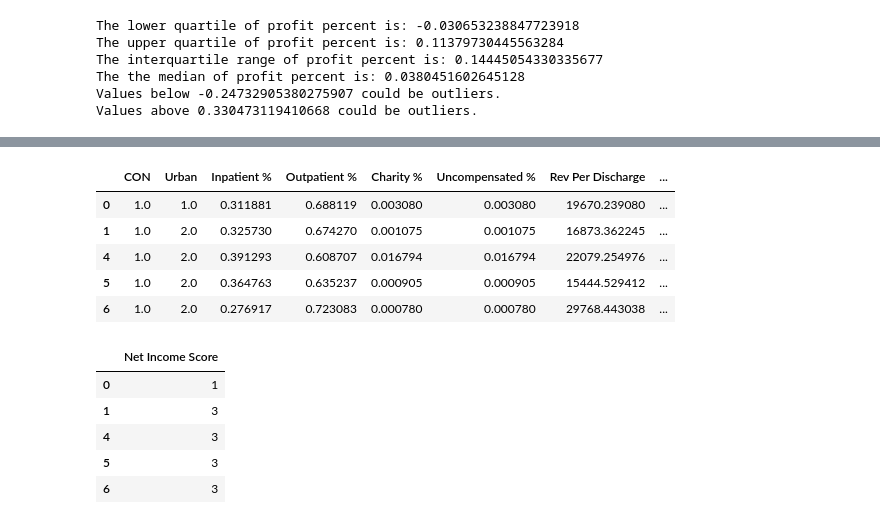
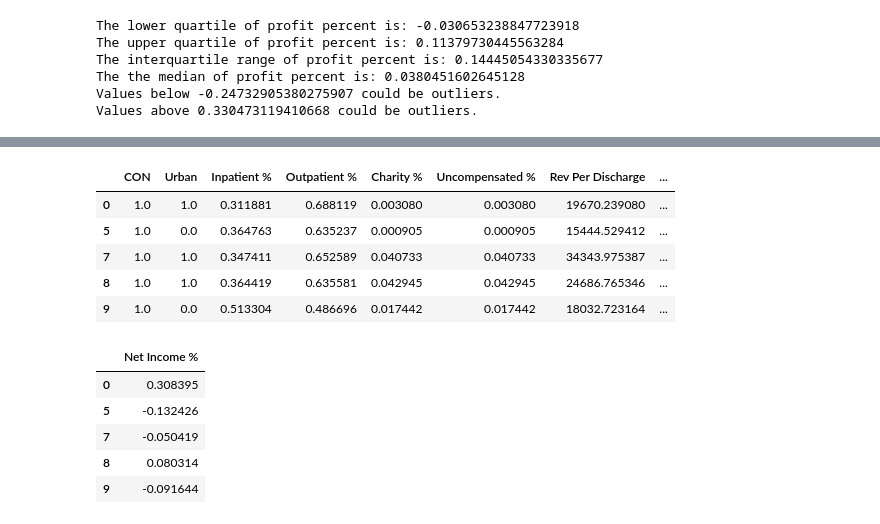
Before and after one commit to rodgerskent/profitableHospital-project, a Jupyter notebook: four.ipynb, the cells around one changed output, grey strips where cells are left out. Saved outputs shown, nothing was run; the diff lists cells and outputs as text; code cells hidden in the pictures.

```diff
--- a/four.ipynb
+++ b/four.ipynb
@@ -206,3 +224,6 @@ Name: Net Income Score, dtype: int64
+# %%
+#Remove Rev Per Discharge outliers
+mainFile3 = mainFile3.loc[mainFile2['Rev Per Discharge'] <= 175000]
 # %%
 #Targets dataset on STH locations
-mainFile4 = mainFile2.loc[df['CCN Facility Type'] == 'STH']
+mainFile3 = mainFile3.loc[mainFile2['CCN Facility Type'] == 'STH']
@@ -209,9 +238,10 @@ mainFile4 = mainFile2.loc[df['CCN Facility Type'] == 'STH']
+# %%
+mainFile4 = mainFile3
 # %%
 mainFile4.to_csv("mainCO2017.csv", index=False, header=True)
 # %%
 #Targeting the dataset on metrics important to Kent
-targetFile5 = mainFile4[['Provider CCN','Hospital Name','Street Address','City','State Code','Zip Code','CON','Urban','Inpatient %','Outpatient %','Charity %','Uncompensated %','Rev Per Discharge','Rev Per Bed','Rev Per Bed Days','Rev Per FTE','Discharges Per Bed','Discharges Per Bed Days','Discharges Per FTE','Net Income %', 'Net Income Score']
-]
+targetFile5 = mainFile4[['Provider CCN','Hospital Name','Street Address','City','State Code','Zip Code','CON','Urban','Inpatient %','Outpatient %','Charity %','Uncompensated %','Rev Per Discharge','Rev Per Bed','Rev Per Bed Days','Rev Per FTE','Discharges Per Bed','Discharges Per Bed Days','Discharges Per FTE','Net Income %', 'Net Income Score', 'Labor %', 'Overhead %', 'Depreciation %']]
 targetFile5.head()
 # %% [output]
 |  | Provider CCN | Hospital Name | Street Address | City | State Code | Zip Code | CON | Urban | ... |
@@ -271,15 +410,14 @@ targetFile5.to_csv("targetedCO2017.csv", index=False, header=True)
 # %%
 # Select features to be used as x values
-features1 = targetFile5[['CON','Urban','Inpatient %','Outpatient %','Charity %','Uncompensated %','Rev Per Discharge','Rev Per Bed','Rev Per Bed Days','Rev Per FTE','Discharges Per Bed','Discharges Per Bed Days','Discharges Per FTE']
-]
+features1 = targetFile5[['CON','Urban','Inpatient %','Outpatient %','Charity %','Uncompensated %','Rev Per Discharge','Rev Per Bed','Rev Per Bed Days','Rev Per FTE','Discharges Per Bed','Discharges Per Bed Days','Discharges Per FTE','Labor %','Overhead %', 'Depreciation %']]
 features1.head()
 # %% [output]
 |  | CON | Urban | Inpatient % | Outpatient % | Charity % | Uncompensated % | Rev Per Discharge | ... |
 | 0 | 1.0 | 1.0 | 0.311881 | 0.688119 | 0.003080 | 0.003080 | 19670.239080 | ... |
-| 1 | 1.0 | 2.0 | 0.325730 | 0.674270 | 0.001075 | 0.001075 | 16873.362245 | ... |
-| 4 | 1.0 | 2.0 | 0.391293 | 0.608707 | 0.016794 | 0.016794 | 22079.254976 | ... |
-| 5 | 1.0 | 2.0 | 0.364763 | 0.635237 | 0.000905 | 0.000905 | 15444.529412 | ... |
-| 6 | 1.0 | 2.0 | 0.276917 | 0.723083 | 0.000780 | 0.000780 | 29768.443038 | ... |
+| 5 | 1.0 | 0.0 | 0.364763 | 0.635237 | 0.000905 | 0.000905 | 15444.529412 | ... |
+| 7 | 1.0 | 1.0 | 0.347411 | 0.652589 | 0.040733 | 0.040733 | 34343.975387 | ... |
+| 8 | 1.0 | 1.0 | 0.364419 | 0.635581 | 0.042945 | 0.042945 | 24686.765346 | ... |
+| 9 | 1.0 | 0.0 | 0.513304 | 0.486696 | 0.017442 | 0.017442 | 18032.723164 | ... |
 # %%
 #Output features file as a reference document
 features1.to_csv("featuresCO2017.csv", index=False, header=True)
@@ -286,11 +426,11 @@ features1.to_csv("featuresCO2017.csv", index=False, header=True)
 # %%
 # Identify the outcome column/data
-y = targetFile5[['Net Income Score']]
+y = targetFile5[['Net Income %']]
 y.head()
 # %% [output]
-|  | Net Income Score |
-| 0 | 1 |
-| 1 | 3 |
-| 4 | 3 |
-| 5 | 3 |
-| 6 | 3 |
+|  | Net Income % |
+| 0 | 0.308395 |
+| 5 | -0.132426 |
+| 7 | -0.050419 |
+| 8 | 0.080314 |
+| 9 | -0.091644 |
```
Also changed, not shown: parts of 64 cells of this notebook.
